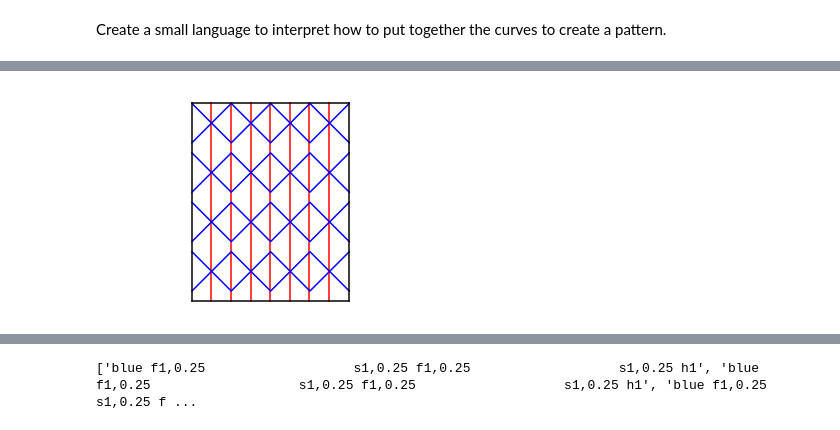
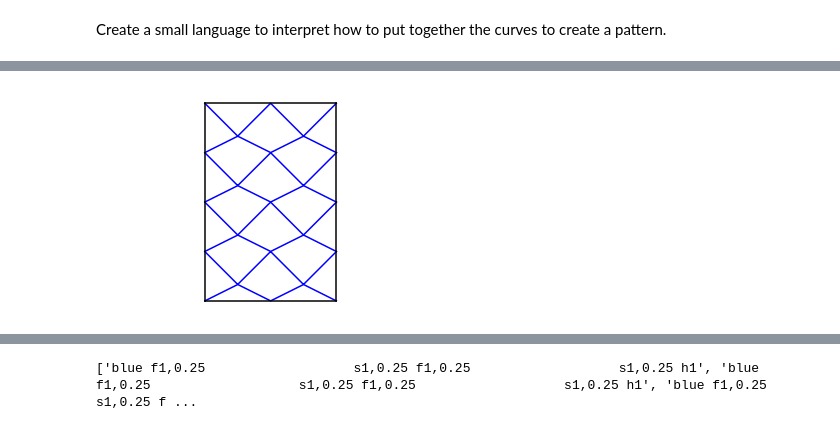
Before and after one commit to eleciawhite/origami, a Jupyter notebook: LangTiling/LangTiling.ipynb, the cells around one changed output, grey strips where cells are left out. Cells and saved outputs as stored; diff of their text form; code cells hidden in the pictures.

Commit message:
Removed curves. Added functions to create straightline Chicken Wire, Yoshimura, Miura, and Miura shifting patterns.

```diff
--- a/LangTiling/LangTiling.ipynb
+++ b/LangTiling/LangTiling.ipynb
@@ -276,13 +205,13 @@ def parse_multi_multiplier_array(mult):
 
 def forward_slash(curve, cvs, mult):
   xmult,ymult = parse_multi_multiplier_array(mult)
-  slash = np.arange(0, cvs.len-1)/(cvs.len-1)
+  slash = np.arange(0, cvs.len)/(cvs.len)
   line = np.array([slash, ymult*(slash)])
   return cvs.concatenate(curve, xmult*line)
 
 def backward_slash(curve, cvs, mult):
   xmult,ymult = parse_multi_multiplier_array(mult)
-  slash = np.arange(0, cvs.len-1)/(cvs.len-1)
+  slash = np.arange(0, cvs.len)/(cvs.len)
   line = np.array([slash, ymult*(np.flip(slash))])
   return cvs.concatenate(curve, xmult*line)
 
@@ -664,0 +353,4 @@ plt.axis('on')
+# %%
+download = False
+ckernel = curve_kernel(60.0, curve_h_of_c=1.0, std=400)
+cvs = curves(ckernel)
@@ -665,29 +549,27 @@ plt.axis('on')
 # %%
-name = "chicken_1"
-test = algebraic_kernel(angle= 180, N=200, curve_h_of_c=1.0)
-cvs = curves(test)
+name = "Huffman_1_.5"
 
 xmult=1
 ymult=1
-h = 1.25
+h = 1
 number = 4
 space = 0.5
 
 
 pattern =  []
-pattern.append("red  x{space} |{number} x{space} |{number} x{space} |{number} \
-                      x{space} |{number} x{space} |{number} x{space} |{number} \
-                      x{space} |{number} x{space}  h1".format(space=space, number=-(number+1)))
+#pattern.append("red  x{space} |{number} x{space} |{number} x{space} |{number} \
+#                      x{space} |{number} x{space} |{number} x{space} |{number} \
+#                      x{space} |{number} x{space}  h1".format(space=space, number=-(number+1)))
 
 for i in range(0,number):
   pattern.append("blue s{xmult},{ymult} f{xmult},{ymult} \
                   s{xmult},{ymult} f{xmult},{ymult}  h{h}"
-                  .format(ymult=ymult,xmult=xmult, h=0))
+                  .format(ymult=ymult,xmult=xmult, h=0.5))
 
   pattern.append("blue f{xmult},{ymult} \
                   s{xmult},{ymult} f{xmult},{ymult} \
                   s{xmult},{ymult} h{h}"
-                  .format(ymult=ymult,xmult=xmult, h=h))
+                  .format(ymult=ymult/2,xmult=xmult, h=h))
 
-interpret_tess(name, pattern, cvs, True)
+interpret_tess(name, pattern, cvs, False)
 # %% [output]
@@ -696 +576 @@ interpret_tess(name, pattern, cvs, True)
-[figure, old version]
+[figure, new version]
```
Also changed, not shown: parts of 24 cells of this notebook.
